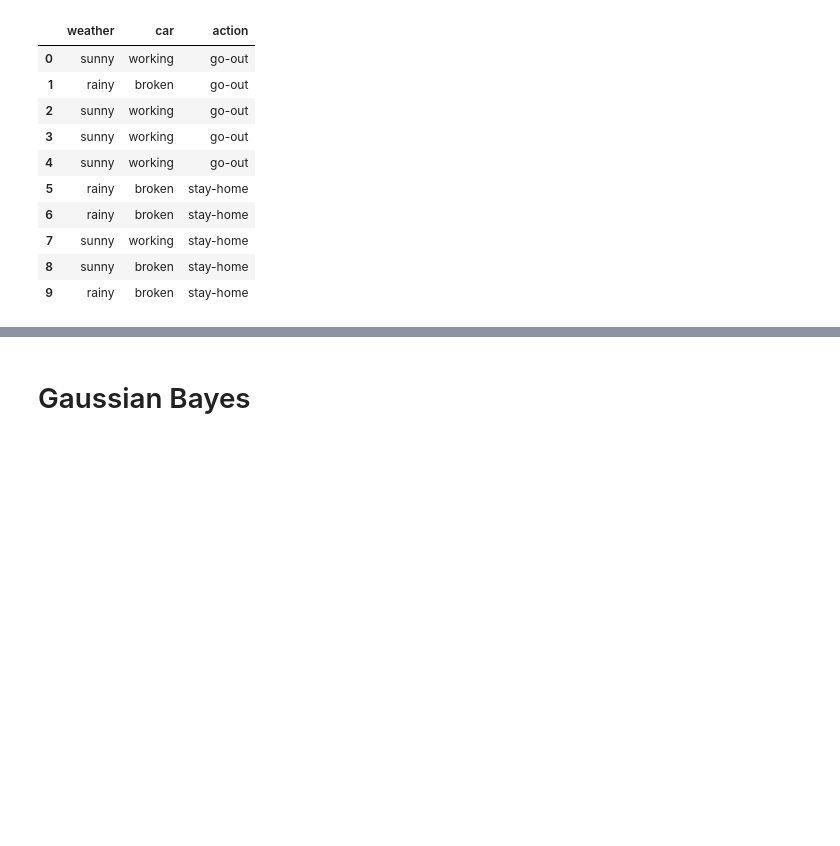
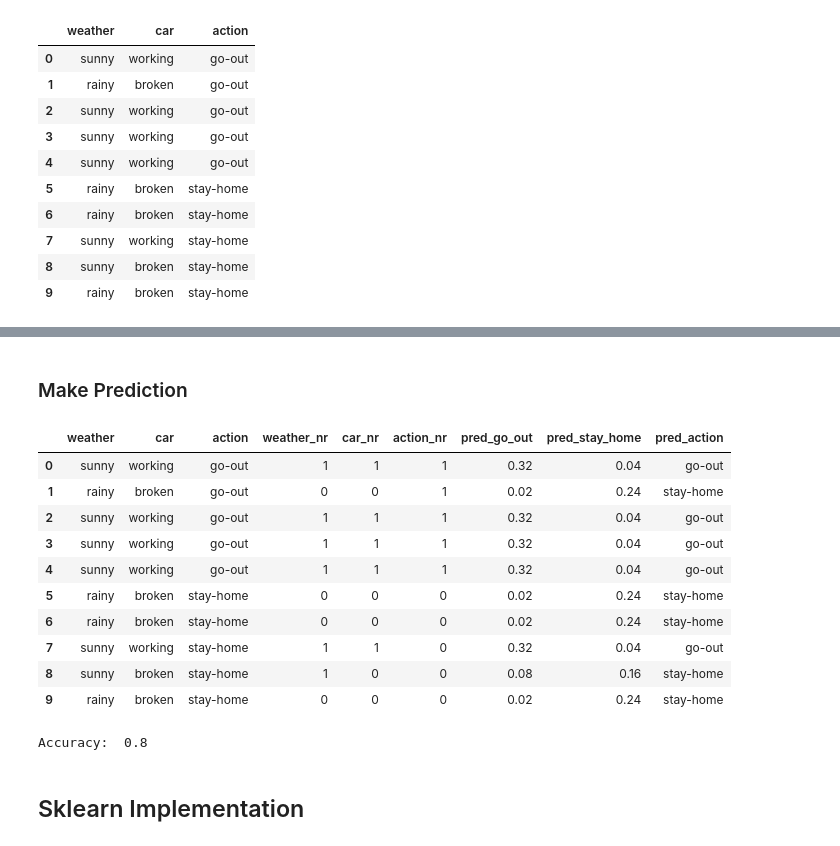
Before and after one commit to muscak/Master-Machine-Learning-Algorithms, a Jupyter notebook: Nonlinear-Algorithms/Naive-Bayes/Naive_and_Gaussian_Bayes.ipynb, the cells around one changed output, grey strips where cells are left out. Saved outputs shown, nothing was run; the diff lists cells and outputs as text; code cells hidden in the pictures; blank space fills up the shorter version.

Commit message:
Manual implementation

```diff
--- a/Nonlinear-Algorithms/Naive-Bayes/Naive_and_Gaussian_Bayes.ipynb
+++ b/Nonlinear-Algorithms/Naive-Bayes/Naive_and_Gaussian_Bayes.ipynb
@@ -43,0 +86,6 @@ df
+# %%
+p_stay_home = len(df[df['action'] == 'stay-home']) / (len(df[df['action'] == 'stay-home']) + len(df[df['action'] == 'go-out'])) # We could use len(df)
+print('Probabilty of stay-home: ', p_stay_home)
+
+p_go_out = len(df[df['action'] == 'go-out']) / (len(df[df['action'] == 'stay-home']) + len(df[df['action'] == 'go-out'])) # We could use len(df)
+print('Probabilty of go-out: ', p_go_out)
@@ -43,0 +102,22 @@ df
+# %%
+# For weather feature
+p_sunny_go_out = len(df[(df['weather'] == 'sunny') & (df['action'] == 'go-out')]) / len(df[df['action'] == 'go-out'])
+print('P(weather=sunny | action=go-out): ', p_sunny_go_out)
+p_rainy_go_out = len(df[(df['weather'] == 'rainy') & (df['action'] == 'go-out')]) / len(df[df['action'] == 'go-out'])
+print('P(weather=rainy | action=go-out): ', p_rainy_go_out)
+
+p_sunny_stay_home = len(df[(df['weather'] == 'sunny') & (df['action'] == 'stay-home')]) / len(df[df['action'] == 'stay-home'])
+print('P(weather=sunny | action=stay-home): ', p_sunny_stay_home)
+p_rainy_stay_home = len(df[(df['weather'] == 'rainy') & (df['action'] == 'stay-home')]) / len(df[df['action'] == 'stay-home'])
+print('P(weather=rainy | action=stay_home): ', p_rainy_stay_home)
+
+# For car feature
+p_working_go_out = len(df[(df['car'] == 'working') & (df['action'] == 'go-out')]) / len(df[df['action'] == 'go-out'])
+print('P(car=working | action=go-out): ', p_working_go_out)
+p_broken_go_out = len(df[(df['car'] == 'broken') & (df['action'] == 'go-out')]) / len(df[df['action'] == 'go-out'])
+print('P(car=broken | action=go-out): ', p_broken_go_out)
+
+p_working_stay_home = len(df[(df['car'] == 'working') & (df['action'] == 'stay-home')]) / len(df[df['action'] == 'stay-home'])
+print('P(car=working | action=stay-home): ', p_working_stay_home)
+p_broken_stay_home = len(df[(df['car'] == 'broken') & (df['action'] == 'stay-home')]) / len(df[df['action'] == 'stay-home'])
+print('P(car=broken | action=stay_home): ', p_broken_stay_home)
@@ -43,0 +133,29 @@ df
+# %% [markdown]
+### Make Prediction
+# %%
+df.loc[(df['weather'] == 'sunny') & (df['car'] == 'working'), 'pred_go_out'] = p_go_out * p_sunny_go_out * p_working_go_out
+df.loc[(df['weather'] == 'rainy') & (df['car'] == 'working'), 'pred_go_out'] = p_go_out * p_sunny_go_out * p_broken_go_out
+df.loc[(df['weather'] == 'sunny') & (df['car'] == 'broken'), 'pred_go_out'] = p_go_out * p_rainy_go_out * p_working_go_out
+df.loc[(df['weather'] == 'rainy') & (df['car'] == 'broken'), 'pred_go_out'] = p_go_out * p_rainy_go_out * p_broken_go_out
+
+df.loc[(df['weather'] == 'sunny') & (df['car'] == 'working'), 'pred_stay_home'] = p_stay_home * p_sunny_stay_home * p_working_stay_home
+df.loc[(df['weather'] == 'rainy') & (df['car'] == 'working'), 'pred_stay_home'] = p_stay_home * p_rainy_stay_home * p_working_stay_home
+df.loc[(df['weather'] == 'sunny') & (df['car'] == 'broken'), 'pred_stay_home'] = p_stay_home * p_sunny_stay_home * p_broken_stay_home
+df.loc[(df['weather'] == 'rainy') & (df['car'] == 'broken'), 'pred_stay_home'] = p_stay_home * p_rainy_stay_home * p_broken_stay_home
+
+df.loc[df['pred_go_out'] > df['pred_stay_home'], 'pred_action'] = 'go-out'
+df.loc[df['pred_go_out'] <= df['pred_stay_home'], 'pred_action'] = 'stay-home'
+
+df
+# %% [output]
+|  | weather | car | action | weather_nr | car_nr | action_nr | pred_go_out | pred_stay_home | pred_action |
+| 0 | sunny | working | go-out | 1 | 1 | 1 | 0.32 | 0.04 | go-out |
+| 1 | rainy | broken | go-out | 0 | 0 | 1 | 0.02 | 0.24 | stay-home |
+| 2 | sunny | working | go-out | 1 | 1 | 1 | 0.32 | 0.04 | go-out |
+| 3 | sunny | working | go-out | 1 | 1 | 1 | 0.32 | 0.04 | go-out |
+| 4 | sunny | working | go-out | 1 | 1 | 1 | 0.32 | 0.04 | go-out |
+| 5 | rainy | broken | stay-home | 0 | 0 | 0 | 0.02 | 0.24 | stay-home |
+| 6 | rainy | broken | stay-home | 0 | 0 | 0 | 0.02 | 0.24 | stay-home |
+| 7 | sunny | working | stay-home | 1 | 1 | 0 | 0.32 | 0.04 | go-out |
+| 8 | sunny | broken | stay-home | 1 | 0 | 0 | 0.08 | 0.16 | stay-home |
+| 9 | rainy | broken | stay-home | 0 | 0 | 0 | 0.02 | 0.24 | stay-home |
@@ -44,2 +164,7 @@ df
+# %%
+acc = accuracy_score(df['action'].values, df['pred_action'].values)
+print('Accuracy: ', acc)
+# %% [output]
+Accuracy:  0.8
 # %% [markdown]
-# Gaussian Bayes<a id='gaus'></a>
+## Sklearn Implementation<a id='sklearn'></a>
```
Also changed, not shown: parts of 10 cells of this notebook.
